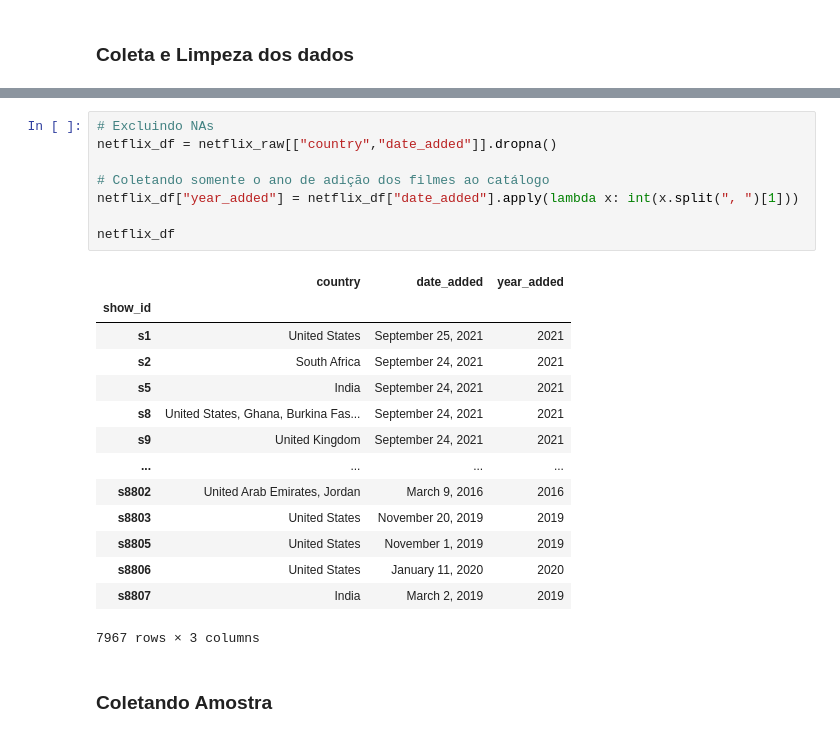
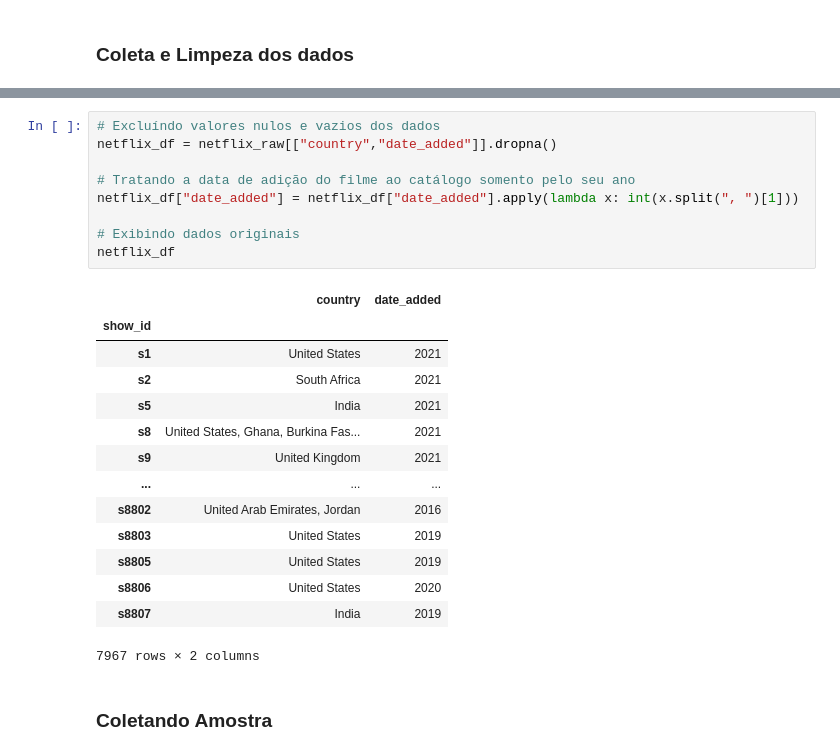
Before and after one commit to Cizika/netflix-analysis, a Jupyter notebook: Netflix.ipynb, the cells around one changed output, grey strips where cells are left out. Drawn from its saved outputs; the diff is of its cells as text.

```diff
--- a/Netflix.ipynb
+++ b/Netflix.ipynb
@@ -89,26 +62,27 @@ latin_list
 # %%
-# Excluindo NAs
+# Excluíndo valores nulos e vazios dos dados
 netflix_df = netflix_raw[["country","date_added"]].dropna()
 
-# Coletando somente o ano de adição dos filmes ao catálogo
-netflix_df["year_added"] = netflix_df["date_added"].apply(lambda x: int(x.split(", ")[1]))
+# Tratando a data de adição do filme ao catálogo somento pelo seu ano
+netflix_df["date_added"] = netflix_df["date_added"].apply(lambda x: int(x.split(", ")[1]))
 
+# Exibindo dados originais
 netflix_df
 # %% [output]
-|  | country | date_added | year_added |
-| show_id |  |  |  |
-| s1 | United States | September 25, 2021 | 2021 |
-| s2 | South Africa | September 24, 2021 | 2021 |
-| s5 | India | September 24, 2021 | 2021 |
-| s8 | United States, Ghana, Burkina Fas... | September 24, 2021 | 2021 |
-| s9 | United Kingdom | September 24, 2021 | 2021 |
-| ... | ... | ... | ... |
-| s8802 | United Arab Emirates, Jordan | March 9, 2016 | 2016 |
-| s8803 | United States | November 20, 2019 | 2019 |
-| s8805 | United States | November 1, 2019 | 2019 |
-| s8806 | United States | January 11, 2020 | 2020 |
-| s8807 | India | March 2, 2019 | 2019 |
+|  | country | date_added |
+| show_id |  |  |
+| s1 | United States | 2021 |
+| s2 | South Africa | 2021 |
+| s5 | India | 2021 |
+| s8 | United States, Ghana, Burkina Fas... | 2021 |
+| s9 | United Kingdom | 2021 |
+| ... | ... | ... |
+| s8802 | United Arab Emirates, Jordan | 2016 |
+| s8803 | United States | 2019 |
+| s8805 | United States | 2019 |
+| s8806 | United States | 2020 |
+| s8807 | India | 2019 |
-7967 rows × 3 columns
+7967 rows × 2 columns
 # %% [markdown]
 ### Coletando Amostra
 # %%
```
Also changed, not shown: parts of 31 cells of this notebook.
